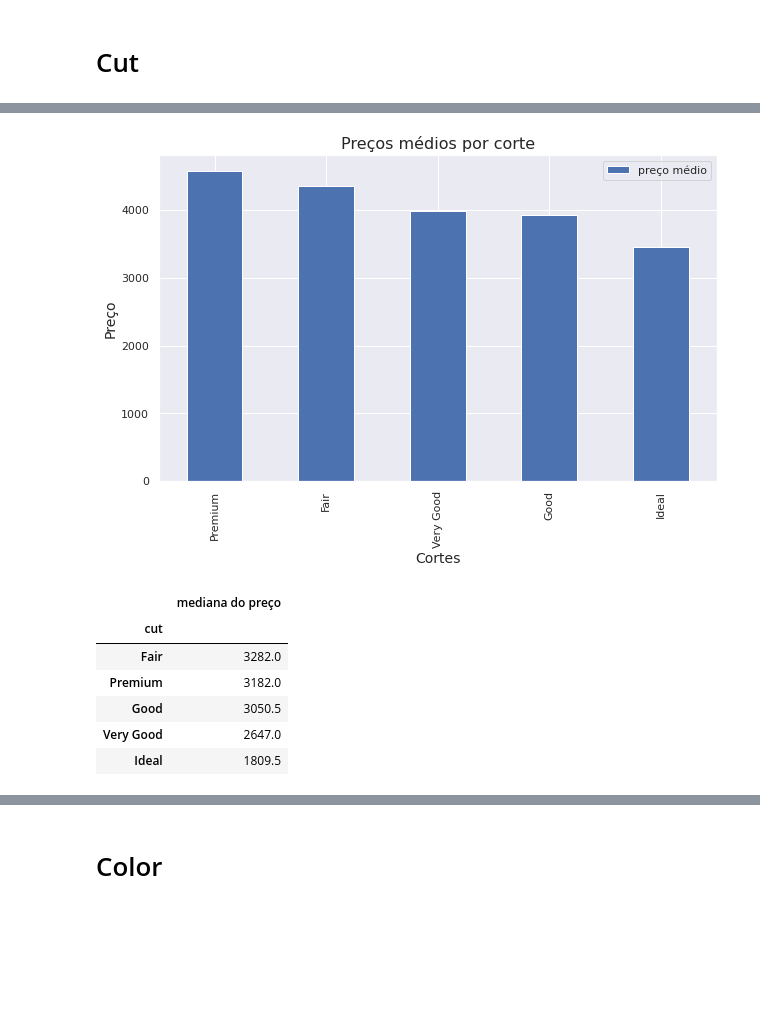
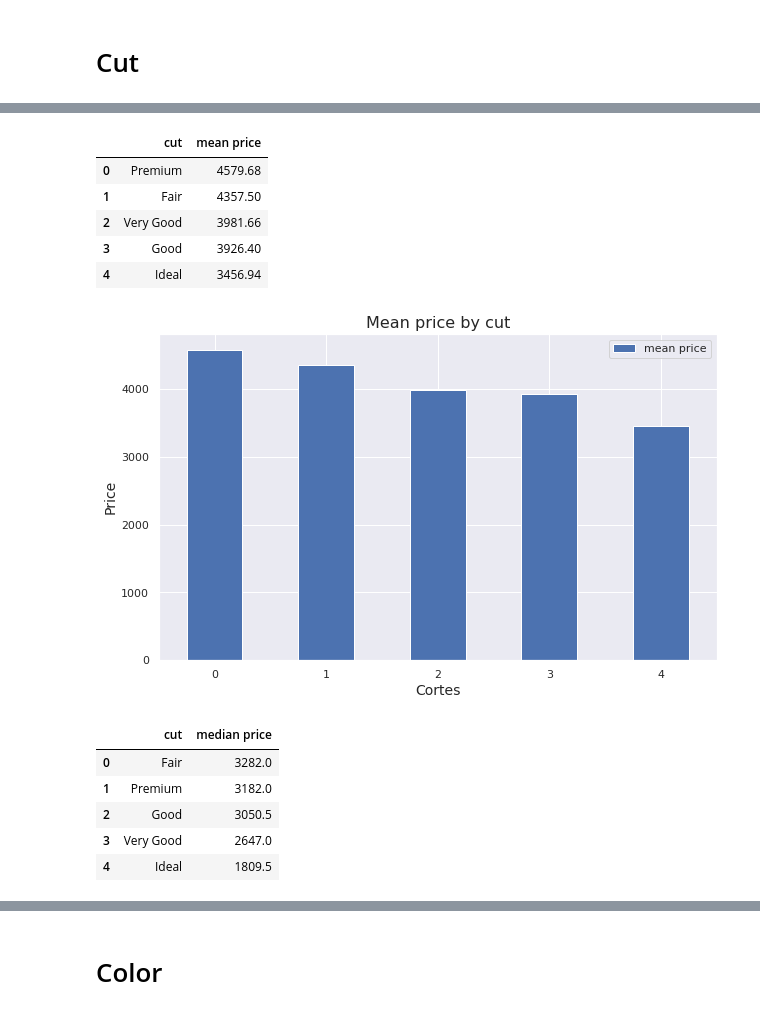
Before and after one commit to Pedro-A-D-S/diamonds_price_prediction, a Jupyter notebook: Diamonds.ipynb, the cells around one changed output, grey strips where cells are left out. Drawn from its saved outputs; the diff is of its cells as text; code cells hidden in the pictures; blank space fills up the shorter version.

```diff
--- a/Diamonds.ipynb
+++ b/Diamonds.ipynb
@@ -61,0 +62,9 @@ Z : Comprimento do diamante em milímetros.
+# %%
+def mean_price_by_cathegory(data, col):
+
+  mean_price_by_cathegory = data.groupby([col]).mean().price.round(2).sort_values(ascending = False).reset_index()
+  mean_price_by_cathegory = pd.DataFrame(mean_price_by_cathegory)
+  mean_price_by_cathegory.rename(columns = {'price':'mean price'}, inplace = True)
+  mean_price_by_cathegory
+
+  return mean_price_by_cathegory
@@ -325,21 +375,29 @@ diamond_mean_price_by_cut
+# %%
+mean_price_by_cathegory(data = diamond, col = 'cut')
+# %% [output]
+|  | cut | mean price |
+| 0 | Premium | 4579.68 |
+| 1 | Fair | 4357.50 |
+| 2 | Very Good | 3981.66 |
+| 3 | Good | 3926.40 |
+| 4 | Ideal | 3456.94 |
+# %%
+diamond_mean_price_by_cut = mean_price_by_cathegory(data = diamond, col = 'cut')
 # %%
 diamond_mean_price_by_cut.plot.bar()
-plt.title("Preços médios por corte", fontsize = 16)
+plt.title("Mean price by cut", fontsize = 16)
 plt.xlabel("Cortes", fontsize = 14)
-plt.ylabel("Preço", fontsize = 14)
+plt.ylabel("Price", fontsize = 14)
+plt.xticks(rotation = 0)
 plt.show()
 # %% [output]
-[figure, old version]
+[figure, new version]
-# %%
-diamond_median_price_by_cut = diamond.groupby(['cut']).median().price.round(2).sort_values(ascending = False)
-diamond_median_price_by_cut = pd.DataFrame(diamond_median_price_by_cut)
-diamond_median_price_by_cut.rename(columns = {'price': 'mediana do preço'}, inplace = True)
-diamond_median_price_by_cut
-# %% [output]
-|  | mediana do preço |
-| cut |  |
-| Fair | 3282.0 |
-| Premium | 3182.0 |
-| Good | 3050.5 |
-| Very Good | 2647.0 |
-| Ideal | 1809.5 |
+# %%
+median_price_by_cathegory(data = diamond, col = 'cut')
+# %% [output]
+|  | cut | median price |
+| 0 | Fair | 3282.0 |
+| 1 | Premium | 3182.0 |
+| 2 | Good | 3050.5 |
+| 3 | Very Good | 2647.0 |
+| 4 | Ideal | 1809.5 |
```
Also changed, not shown: parts of 160 cells of this notebook.
